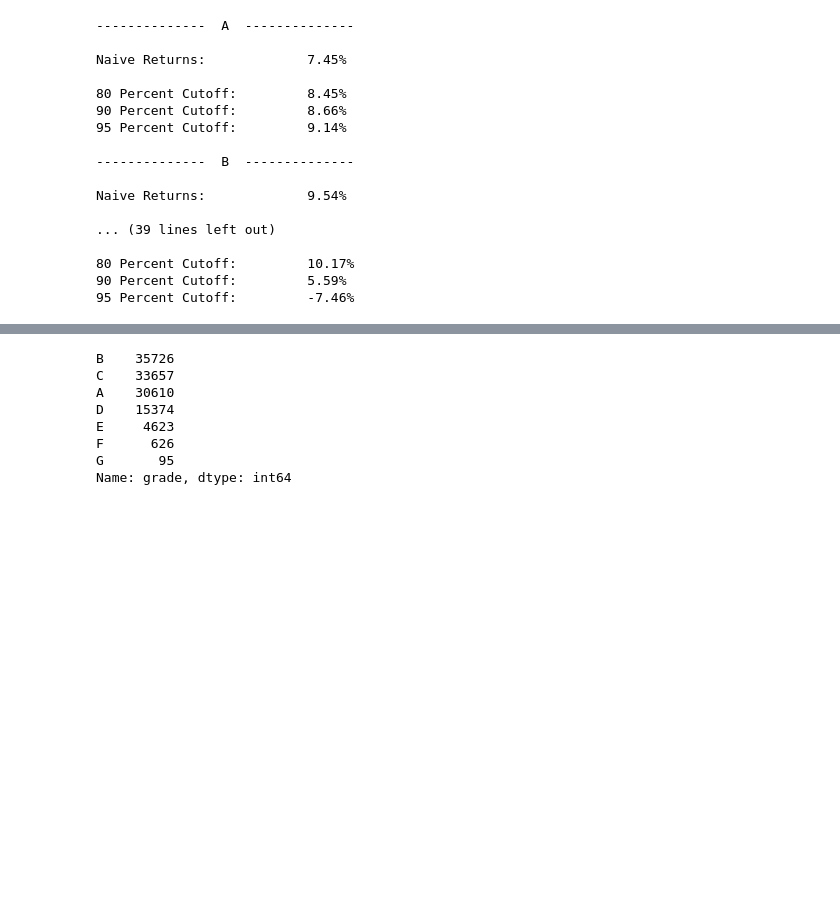
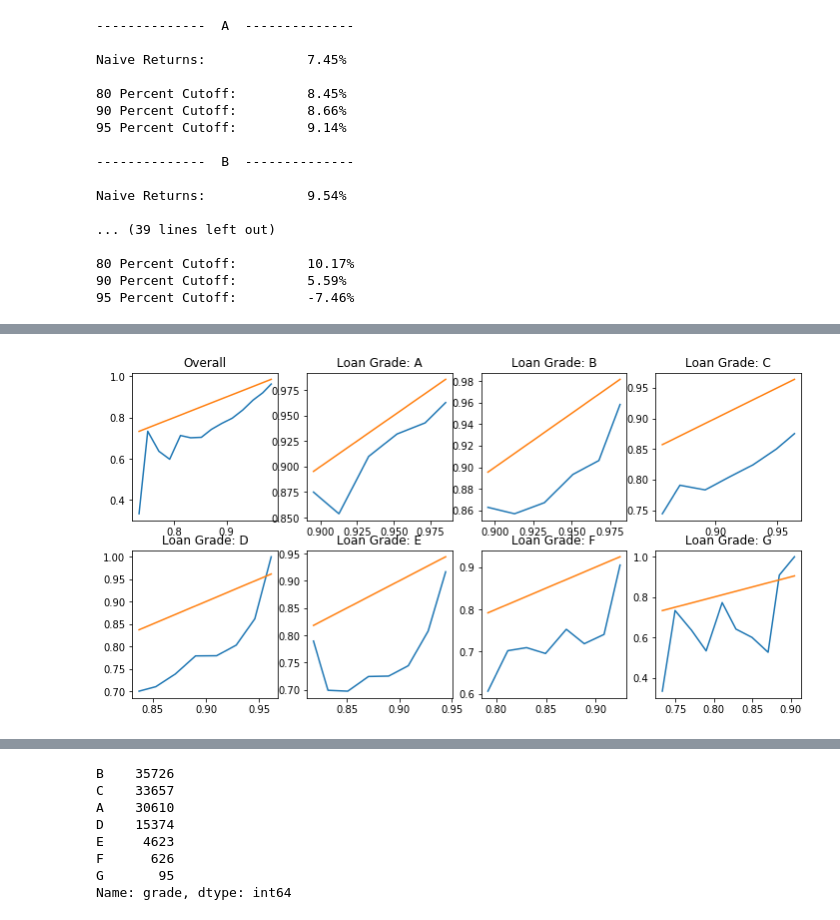
Before and after one commit to timcopelandoh/thinkful, a Jupyter notebook: Capstones and Projects/Capstone 3 - Final.ipynb, the cells around one changed output, grey strips where cells are left out. Drawn from its saved outputs; the diff is of its cells as text; code cells hidden in the pictures; blank space fills up the shorter version.

```diff
--- a/Capstones and Projects/Capstone 3 - Final.ipynb
+++ b/Capstones and Projects/Capstone 3 - Final.ipynb
@@ -553,0 +648,4 @@ test['pred_rf2'] = [x[1] for x in rf2.predict_proba(X2_test)]
+# %%
+graph_by_grade(test.pred_rf3_adj, test.grade, test.target)
+# %% [output]
+[figure, added]
```
Also changed, not shown: parts of 52 cells of this notebook, 2 other files.
